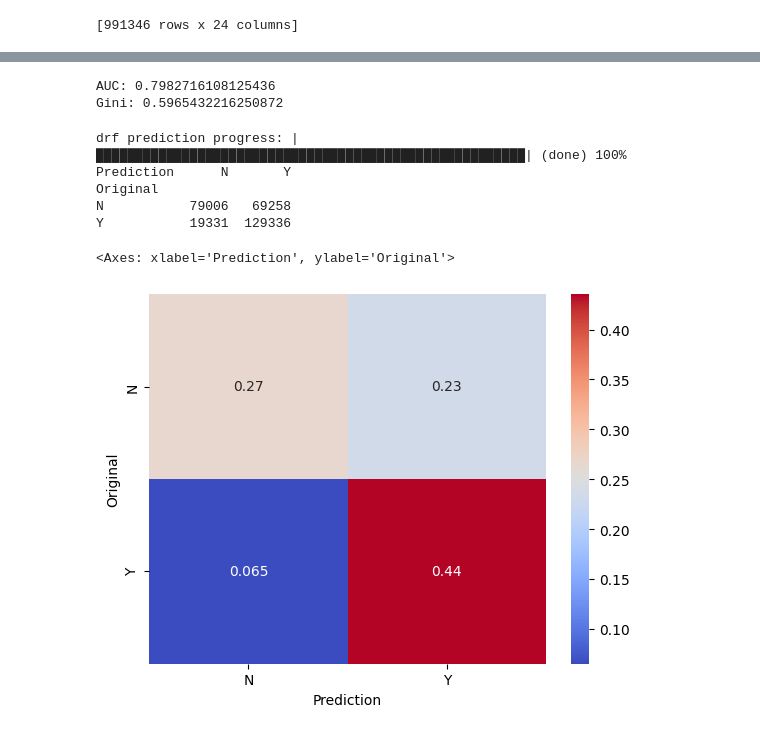
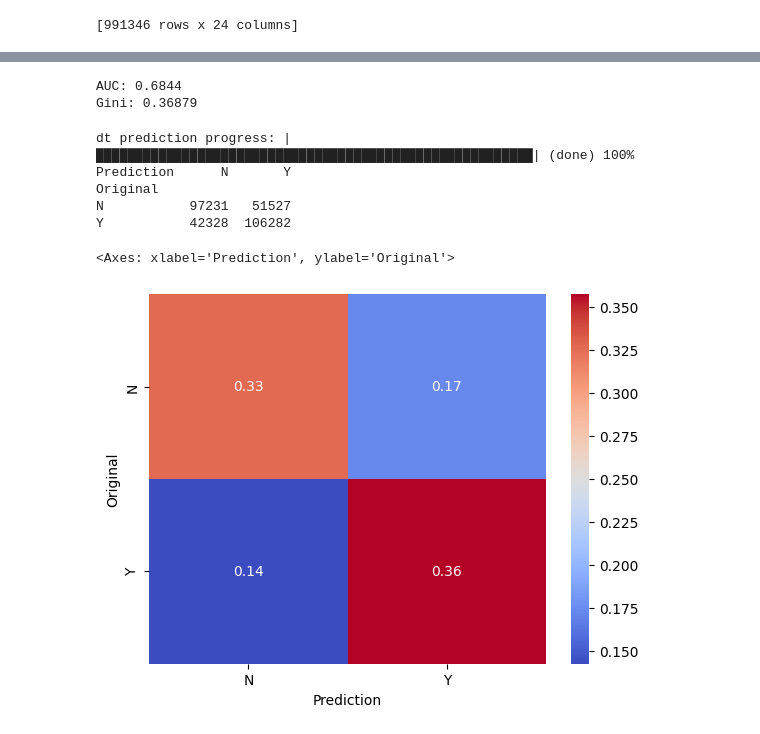
Before and after one commit to kriss024/Python, a Jupyter notebook: H2O Machine Learning Tutorial.ipynb, the cells around one changed output, grey strips where cells are left out. Drawn from its saved outputs; the diff is of its cells as text; code cells hidden in the pictures.

```diff
--- a/H2O Machine Learning Tutorial.ipynb
+++ b/H2O Machine Learning Tutorial.ipynb
@@ -74,4 +80,3 @@ display(data)
 # %%
-data['DRK_YN'] = data['DRK_YN'].asfactor()  #encode the binary repsonse as a factor
-data['DRK_YN'].levels()  #optional: after encoding, this shows the two factor levels, '0' and '1'
+display(count_percent(data, 'DRK_YN'))
 # %% [output]
@@ -118,28 +138,7 @@ data[by_col].quantile(prob = prob)
 # %%
-# Stratified split
-by_col = "age"
-agr_value = data[by_col].unique().as_data_frame()
-value_list = agr_value.iloc[:, 0].to_list()
-value_list.sort()
+train, valid = data.split_frame(ratios = [0.7], seed = 1234)
 
-for count, value in enumerate(value_list, start = 1):
-    segment = data[data[by_col] == value]
-    train_segment, valid_segment = segment.split_frame(ratios=[0.7], seed=1)
-    if count == 1:
-        train = train_segment
-        valid = valid_segment
-    else:
-        train = train.rbind(train_segment)
-        valid = valid.rbind(valid_segment)
+display(count_percent(train, 'DRK_YN'))
 
-print(str(train.shape[0]) + " x " + str(train.shape[1]))
-print(str(valid.shape[0]) + " x " + str(valid.shape[1]))
-
-total1 = data.shape[0]
-total2 = train.shape[0] + valid.shape[0]
-
-if total1 == total2:
-    print("The total number of rows is correct")
-else:
-    print("The total number of rows is incorrect")
+display(count_percent(valid, 'DRK_YN'))
 # %% [output]
@@ -330,4 +334,4 @@ from h2o.estimators import H2ORandomForestEstimator
 # %%
-model_rf = H2ORandomForestEstimator(ntrees = 200, max_depth = 7, min_rows=10)
-model_rf.train(x = x, y = y, training_frame = train)
+model_tree = H2ODecisionTreeEstimator(max_depth = 7)
+model_tree.train(x = x, y = y, training_frame = train)
 # %% [output]
@@ -351,31 +349,31 @@ Use `model.explain()` to inspect the model.
 Use `h2o.display.toggle_user_tips()` to switch on/off this section.
 # %%
 # Eval performance:
-valid_perf3 = model_rf.model_performance(valid)
+valid_perf3 = model_tree.model_performance(valid)
 
 # Retreive test set AUC and Gini
-print("AUC: " + str(valid_perf3.auc()))
-print("Gini: " + str(valid_perf3.gini()))
+print("AUC: " + str(round(valid_perf3.auc(), 5)))
+print("Gini: " + str(round(valid_perf3.gini(), 5)))
 # %% [output]
-AUC: 0.7982716108125436
-Gini: 0.5965432216250872
+AUC: 0.6844
+Gini: 0.36879
 # %%
 y = 'DRK_YN'
 y_df = valid[y].as_data_frame()
 y_orig = y_df[y]
 
-valid_pred = model_rf.predict(valid).as_data_frame()
+valid_pred = model_tree.predict(valid).as_data_frame()
 y_pred = valid_pred['predict']
 
 ct_target = pd.crosstab(y_orig, y_pred, rownames = ["Original"], colnames = ["Prediction"])
 print(ct_target)
 ct_normalize = pd.crosstab(y_orig, y_pred, rownames = ["Original"], colnames = ["Prediction"], normalize = True)
 sns.heatmap(ct_normalize, cmap='coolwarm', annot=True)
 # %% [output]
-drf prediction progress: |███████████████████████████████████████████████████████| (done) 100%
+dt prediction progress: |████████████████████████████████████████████████████████| (done) 100%
 Prediction      N       Y
 Original
-N           79006   69258
-Y           19331  129336
+N           97231   51527
+Y           42328  106282
 <Axes: xlabel='Prediction', ylabel='Original'>
-[figure, old version]
+[figure, new version]
```
Also changed, not shown: parts of 20 cells of this notebook.
